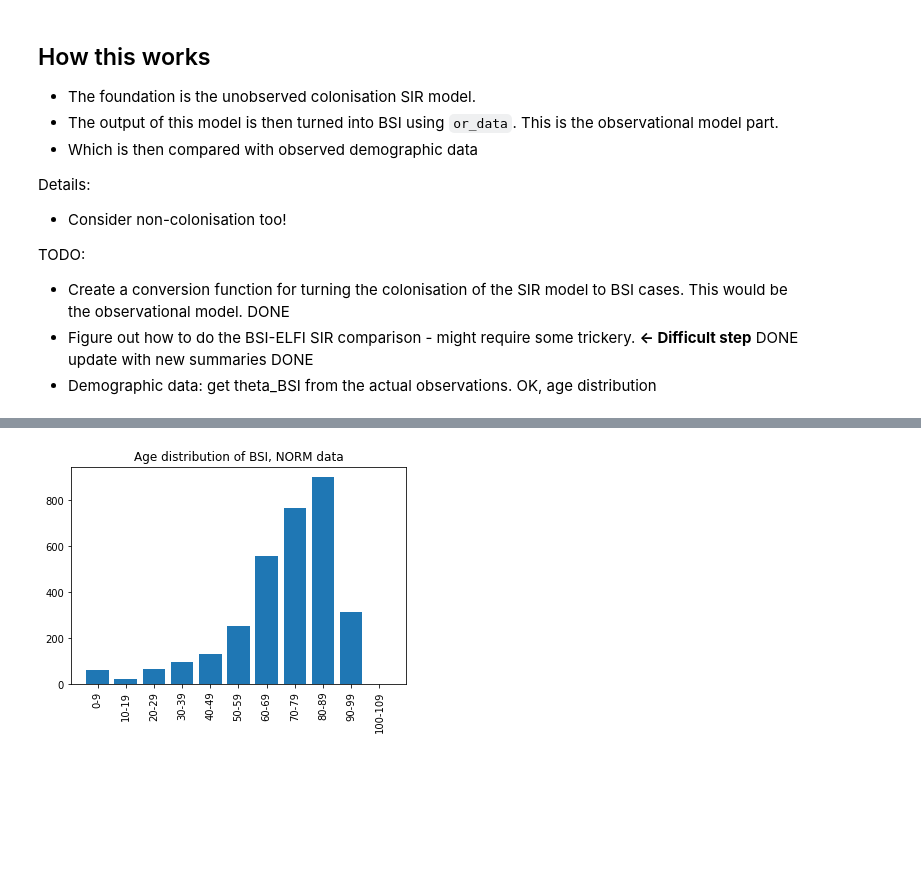
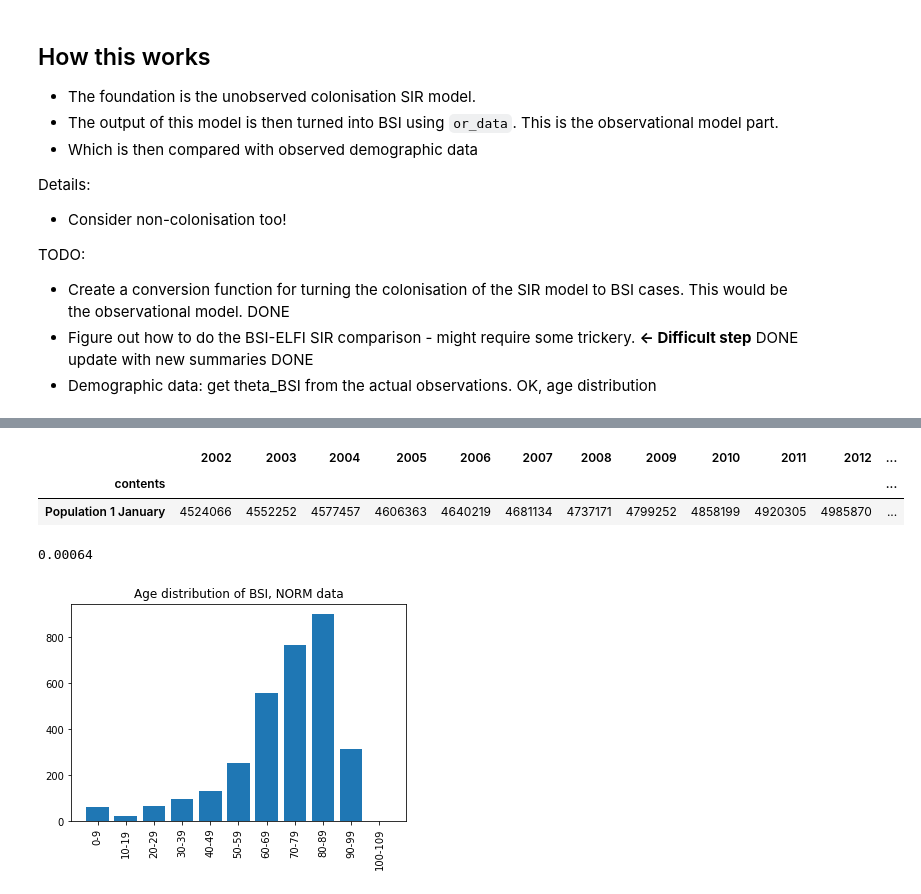
Before and after one commit to fanoja/Ecoli-R0, a Jupyter notebook: Model 1.ipynb, the cells around one changed output, grey strips where cells are left out. Cells and saved outputs as stored; diff of their text form; code cells hidden in the pictures; blank space fills up the shorter version.

```diff
--- a/Model 1.ipynb
+++ b/Model 1.ipynb
@@ -91,3 +101,13 @@ norm_age_data = pd.DataFrame(data={"age":ages, "n_BSI":groups})
+# %%
+norway_pop_data
+# %% [output]
+|  | 2002 | 2003 | 2004 | 2005 | 2006 | 2007 | 2008 | 2009 | 2010 | 2011 | 2012 | ... |
+| contents |  |  |  |  |  |  |  |  |  |  |  | ... |
+| Population 1 January | 4524066 | 4552252 | 4577457 | 4606363 | 4640219 | 4681134 | 4737171 | 4799252 | 4858199 | 4920305 | 4985870 | ... |
+# %%
+3200/5000000
+# %% [output]
+0.00064
 # %%
 plt.bar(norm_age_data["age"], norm_age_data["n_BSI"])
 plt.title("Age distribution of BSI, NORM data")
```
Also changed, not shown: parts of 32 cells of this notebook.
